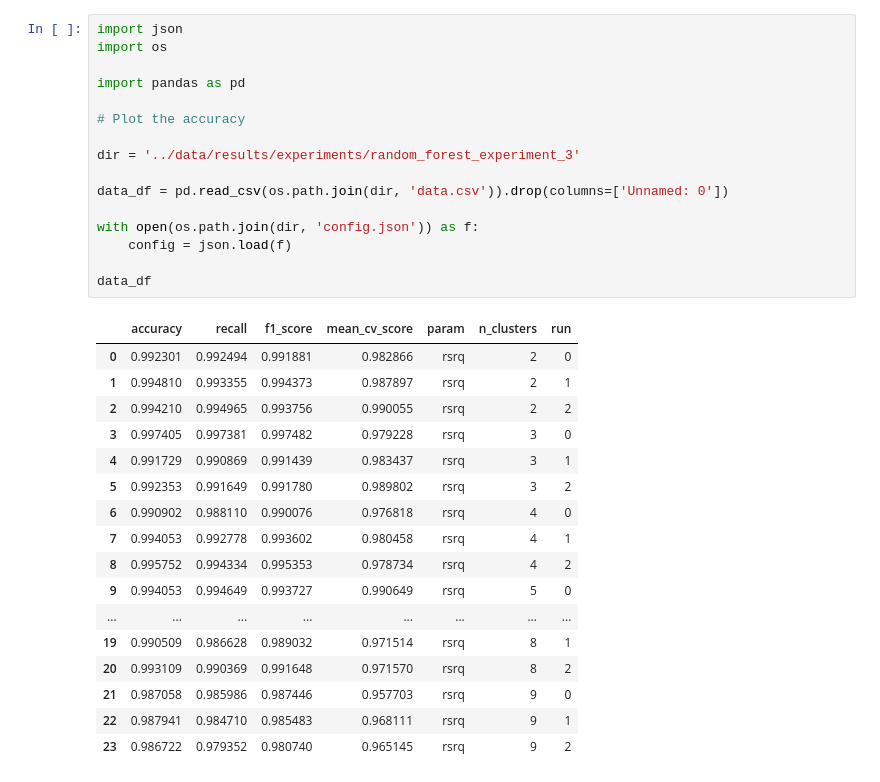
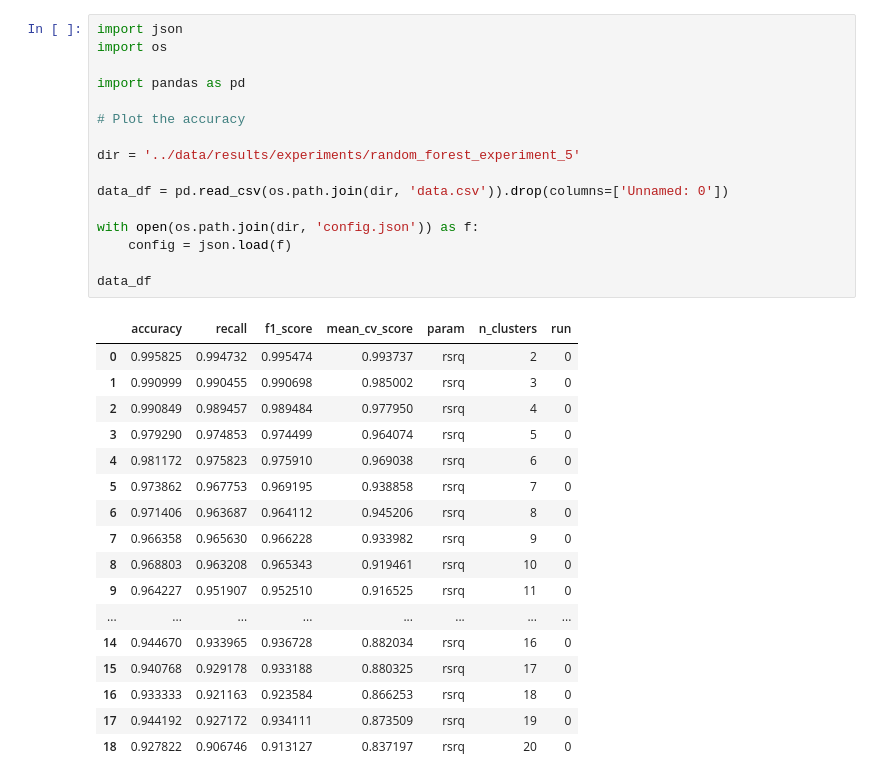
Before and after one commit to Andreas-Espelund/5G_localization, a Jupyter notebook: plotting/plot_random_forest.ipynb, the cells around one changed output. Saved outputs shown, nothing was run; the diff lists cells and outputs as text.

```diff
--- a/plotting/plot_random_forest.ipynb
+++ b/plotting/plot_random_forest.ipynb
@@ -1,35 +1,35 @@
 # %%
 import json
 import os
 
 import pandas as pd
 
 # Plot the accuracy
 
-dir = '../data/results/experiments/random_forest_experiment_3'
+dir = '../data/results/experiments/random_forest_experiment_5'
 
 data_df = pd.read_csv(os.path.join(dir, 'data.csv')).drop(columns=['Unnamed: 0'])
 
 with open(os.path.join(dir, 'config.json')) as f:
     config = json.load(f)
 
 data_df
 # %% [output]
 |  | accuracy | recall | f1_score | mean_cv_score | param | n_clusters | run |
-| 0 | 0.992301 | 0.992494 | 0.991881 | 0.982866 | rsrq | 2 | 0 |
-| 1 | 0.994810 | 0.993355 | 0.994373 | 0.987897 | rsrq | 2 | 1 |
-| 2 | 0.994210 | 0.994965 | 0.993756 | 0.990055 | rsrq | 2 | 2 |
-| 3 | 0.997405 | 0.997381 | 0.997482 | 0.979228 | rsrq | 3 | 0 |
-| 4 | 0.991729 | 0.990869 | 0.991439 | 0.983437 | rsrq | 3 | 1 |
-| 5 | 0.992353 | 0.991649 | 0.991780 | 0.989802 | rsrq | 3 | 2 |
-| 6 | 0.990902 | 0.988110 | 0.990076 | 0.976818 | rsrq | 4 | 0 |
-| 7 | 0.994053 | 0.992778 | 0.993602 | 0.980458 | rsrq | 4 | 1 |
-| 8 | 0.995752 | 0.994334 | 0.995353 | 0.978734 | rsrq | 4 | 2 |
-| 9 | 0.994053 | 0.994649 | 0.993727 | 0.990649 | rsrq | 5 | 0 |
+| 0 | 0.995825 | 0.994732 | 0.995474 | 0.993737 | rsrq | 2 | 0 |
+| 1 | 0.990999 | 0.990455 | 0.990698 | 0.985002 | rsrq | 3 | 0 |
+| 2 | 0.990849 | 0.989457 | 0.989484 | 0.977950 | rsrq | 4 | 0 |
+| 3 | 0.979290 | 0.974853 | 0.974499 | 0.964074 | rsrq | 5 | 0 |
+| 4 | 0.981172 | 0.975823 | 0.975910 | 0.969038 | rsrq | 6 | 0 |
+| 5 | 0.973862 | 0.967753 | 0.969195 | 0.938858 | rsrq | 7 | 0 |
+| 6 | 0.971406 | 0.963687 | 0.964112 | 0.945206 | rsrq | 8 | 0 |
+| 7 | 0.966358 | 0.965630 | 0.966228 | 0.933982 | rsrq | 9 | 0 |
+| 8 | 0.968803 | 0.963208 | 0.965343 | 0.919461 | rsrq | 10 | 0 |
+| 9 | 0.964227 | 0.951907 | 0.952510 | 0.916525 | rsrq | 11 | 0 |
 | ... | ... | ... | ... | ... | ... | ... | ... |
-| 19 | 0.990509 | 0.986628 | 0.989032 | 0.971514 | rsrq | 8 | 1 |
-| 20 | 0.993109 | 0.990369 | 0.991648 | 0.971570 | rsrq | 8 | 2 |
-| 21 | 0.987058 | 0.985986 | 0.987446 | 0.957703 | rsrq | 9 | 0 |
-| 22 | 0.987941 | 0.984710 | 0.985483 | 0.968111 | rsrq | 9 | 1 |
-| 23 | 0.986722 | 0.979352 | 0.980740 | 0.965145 | rsrq | 9 | 2 |
+| 14 | 0.944670 | 0.933965 | 0.936728 | 0.882034 | rsrq | 16 | 0 |
+| 15 | 0.940768 | 0.929178 | 0.933188 | 0.880325 | rsrq | 17 | 0 |
+| 16 | 0.933333 | 0.921163 | 0.923584 | 0.866253 | rsrq | 18 | 0 |
+| 17 | 0.944192 | 0.927172 | 0.934111 | 0.873509 | rsrq | 19 | 0 |
+| 18 | 0.927822 | 0.906746 | 0.913127 | 0.837197 | rsrq | 20 | 0 |
 # %%
```
Also changed, not shown: parts of 3 cells of this notebook, 9 other files.
